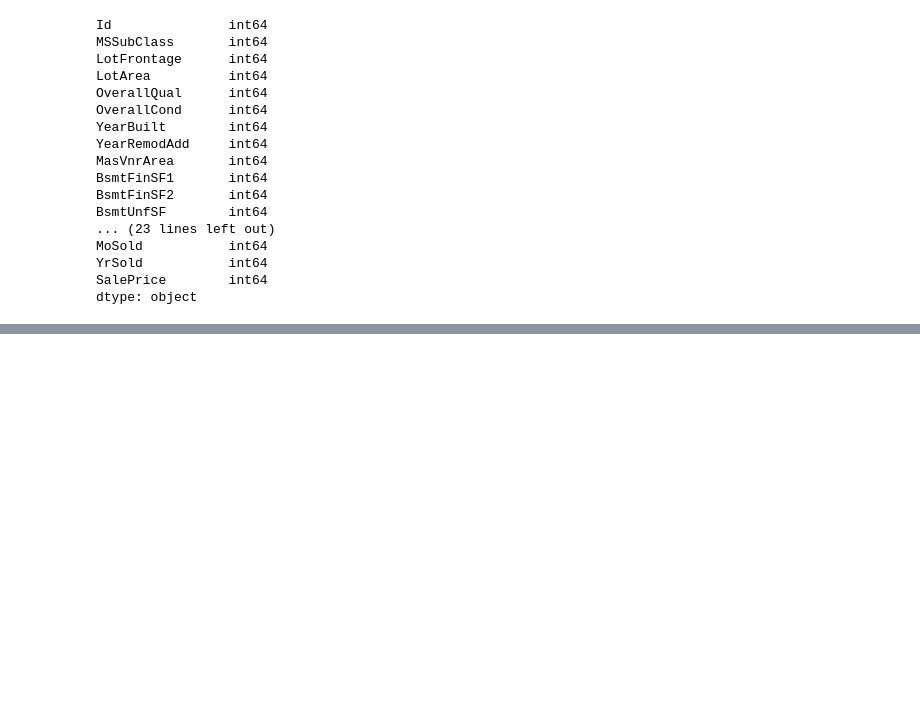
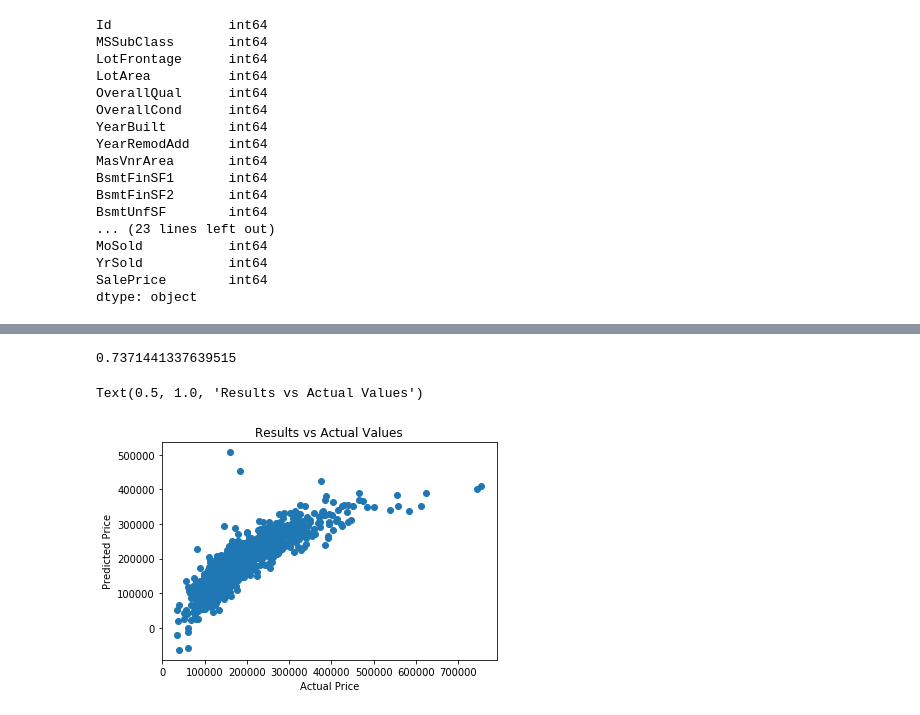
Before and after one commit to bhalbur/AmesData, a Jupyter notebook: Sandbox1.ipynb, the cells around one changed output, grey strips where cells are left out. Drawn from its saved outputs; the diff is of its cells as text; code cells hidden in the pictures; blank space fills up the shorter version.

```diff
--- a/Sandbox1.ipynb
+++ b/Sandbox1.ipynb
@@ -73,7 +78,7 @@ dtype: object
 # %%
 numeric.to_csv('train_numeric_only.csv')
 # %%
-numeric1 = pd.read_csv('train_no_NaN_all_ints.csv')
+numeric1 = pd.read_csv('train_numeric_only.csv')
 numeric1.dtypes
 # %% [output]
 Id               int64
@@ -103,0 +188,3 @@ ValueError: Input contains NaN, infinity or a value too large for dtype('float64
+# %%
+sixvar = train1.loc[:,['OverallQual','OverallCond','LotArea','1stFlrSF','FullBath','GarageCars']]
+sixvar.head()
@@ -103,0 +199,3 @@ ValueError: Input contains NaN, infinity or a value too large for dtype('float64
+# %%
+sixreg = LinearRegression()
+sixreg.fit(sixvar, numeric1.SalePrice)
@@ -103,0 +220,12 @@ ValueError: Input contains NaN, infinity or a value too large for dtype('float64
+# %%
+sixreg.score(sixvar, y, sample_weight=None)
+# %% [output]
+0.7371441337639515
+# %%
+plt.scatter(y, sixreg.predict(sixvar))
+plt.xlabel('Actual Price')
+plt.ylabel('Predicted Price')
+plt.title('Results vs Actual Values')
+# %% [output]
+Text(0.5, 1.0, 'Results vs Actual Values')
+[figure, added]
```
Also changed, not shown: parts of 48 cells of this notebook.
